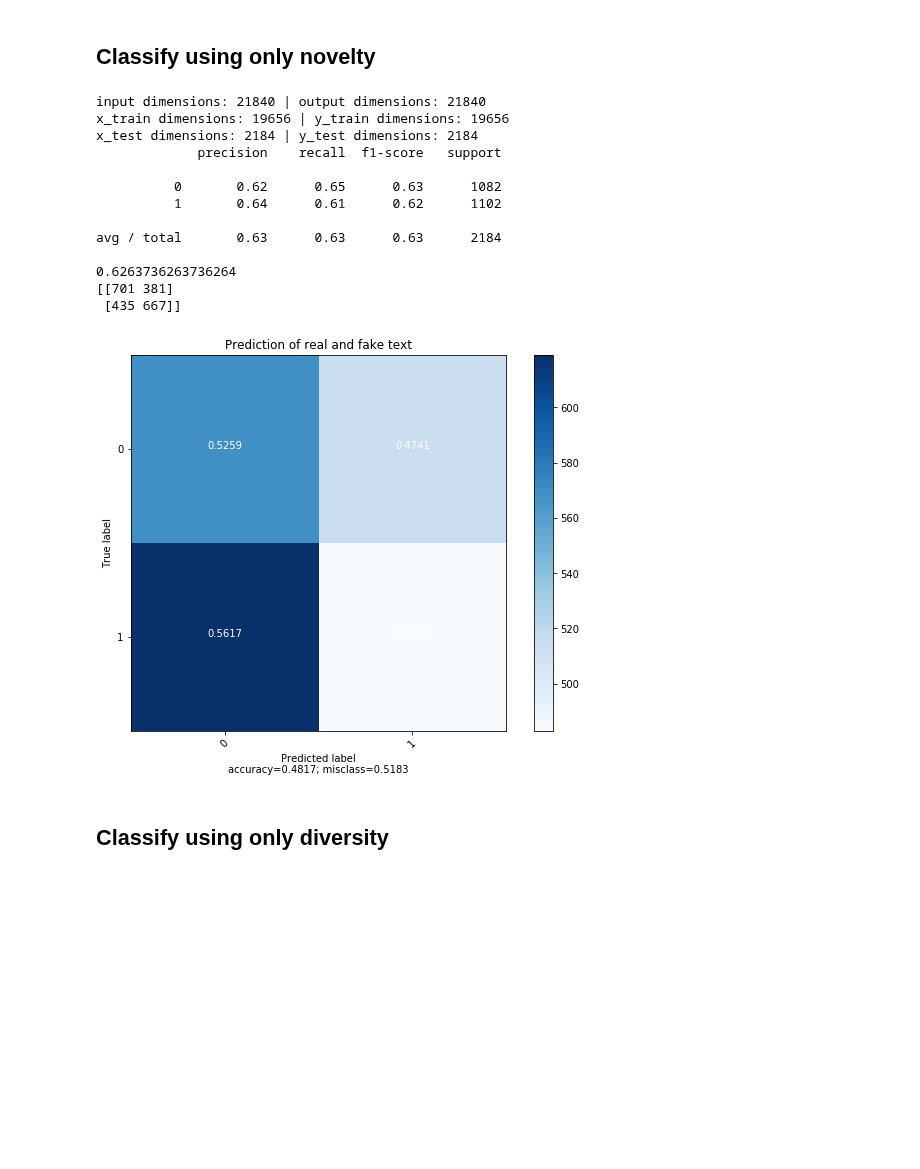
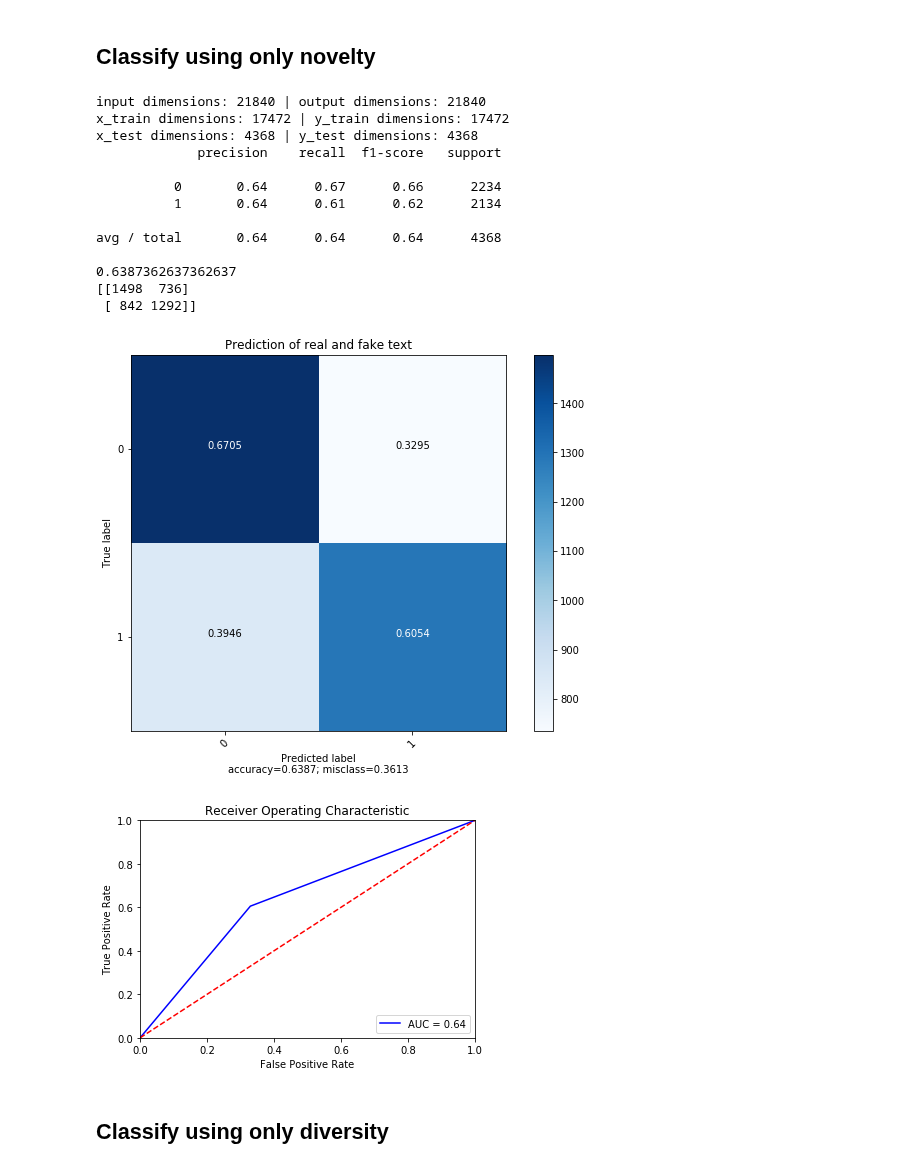
Before and after one commit to debashishc/classification-real-fake-text, a Jupyter notebook: analysis_word_emb/WMD_Classifier.ipynb, the cells around one changed output. Saved outputs shown, nothing was run; the diff lists cells and outputs as text; code cells hidden in the pictures; blank space fills up the shorter version.

Commit message:
WMD classifier updated before meeting

```diff
--- a/analysis_word_emb/WMD_Classifier.ipynb
+++ b/analysis_word_emb/WMD_Classifier.ipynb
@@ -170,53 +110,33 @@ avg / total       0.68      0.68      0.68      2184
 # %%
 novs = combined_data['novelty'].values
 
-x = []
+x = list()
 for ix, nov in enumerate(novs):
     x.append([nov])
 
-x_train, test, train_labels, test_labels = train_test_split(x, y, test_size = 0.10)
+test_labels, y_preds = classify(x, y, train_test_ratio=0.2)
 
-print('input dimensions:', len(x), '|', 'output dimensions:', len(y))
-print('x_train dimensions:', len(x_train), '|', 'y_train dimensions:', len(train_labels))
-print('x_test dimensions:', len(test), '|', 'y_test dimensions:', len(test_labels))
-
-# Initialize classifier
-rfc = RandomForestClassifier()
-
-# Train classifier
-model = rfc.fit(x_train, train_labels)
-
-# Make predictions
-preds = rfc.predict(test)
-
-# Evaluate model
-from sklearn.metrics import classification_report, accuracy_score
-print(classification_report(test_labels, preds))
-print(accuracy_score(test_labels, preds))
-
-from sklearn.metrics import confusion_matrix
-print(confusion_matrix(test_labels, preds))
-
-
-plot_confusion_matrix(cm           = confusion_matrix(test_labels, y_preds),                  # confusion matrix created by
-                                                          # sklearn.metrics.confusion_matrix
+plot_confusion_matrix(cm           = confusion_matrix(test_labels, y_preds), # confusion matrix created by sklearn.metrics.confusion_matrix
                       normalize    = True,                # show proportions
                       target_names = [0, 1],       # list of names of the classes
                       title        = 'Prediction of real and fake text') # title of graph
+
+plot_roc_curve(test_labels=test_labels, y_preds=y_preds)
 # %% [output]
 input dimensions: 21840 | output dimensions: 21840
-x_train dimensions: 19656 | y_train dimensions: 19656
-x_test dimensions: 2184 | y_test dimensions: 2184
+x_train dimensions: 17472 | y_train dimensions: 17472
+x_test dimensions: 4368 | y_test dimensions: 4368
              precision    recall  f1-score   support
 
-          0       0.62      0.65      0.63      1082
-          1       0.64      0.61      0.62      1102
+          0       0.64      0.67      0.66      2234
+          1       0.64      0.61      0.62      2134
 
-avg / total       0.63      0.63      0.63      2184
+avg / total       0.64      0.64      0.64      4368
 
-0.6263736263736264
-[[701 381]
- [435 667]]
+0.6387362637362637
+[[1498  736]
+ [ 842 1292]]
-[figure, old version]
+[figure, new version]
+[figure, added]
 # %% [markdown]
 ## Classify using only diversity
```
Also changed, not shown: parts of 8 cells of this notebook, 1 other file.
